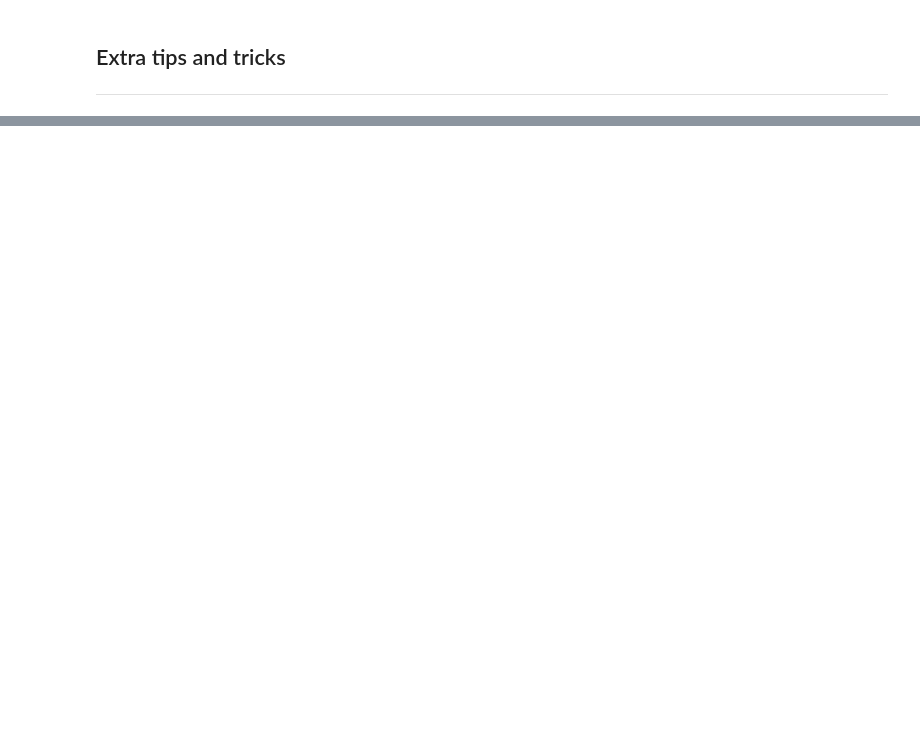
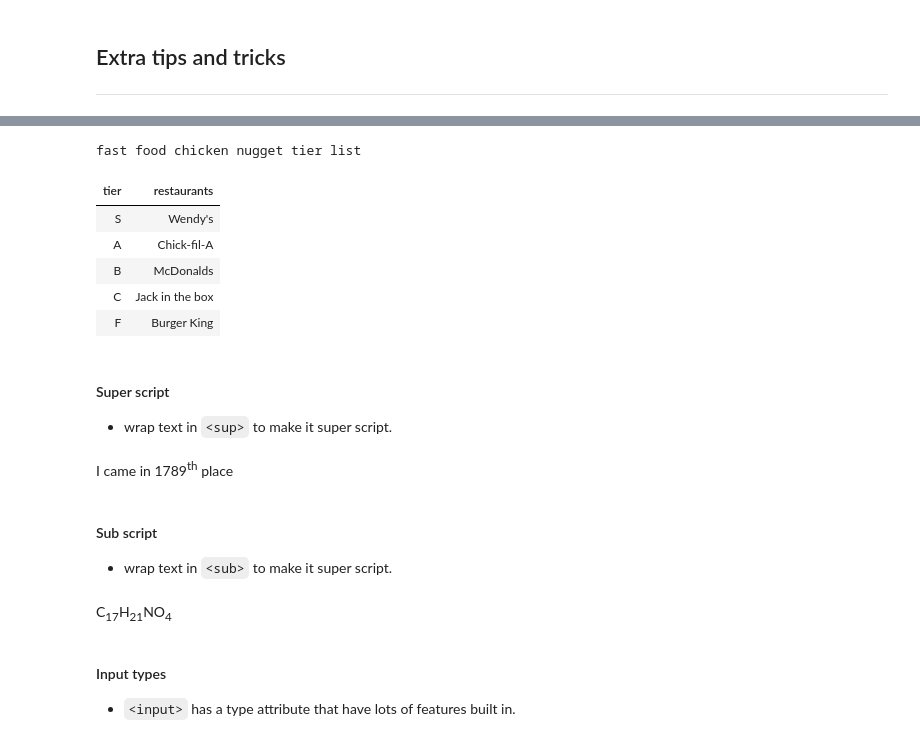
Before and after one commit to nick3point5/mern-stack-course, a Jupyter notebook: 3-frontend/7-HTML&CSS/HTML&CSS.ipynb, the cells around one changed output, grey strips where cells are left out. Drawn from its saved outputs; the diff is of its cells as text; code cells hidden in the pictures; blank space fills up the shorter version.

````diff
--- a/3-frontend/7-HTML&CSS/HTML&CSS.ipynb
+++ b/3-frontend/7-HTML&CSS/HTML&CSS.ipynb
@@ -503,0 +670,57 @@ This is a shade of aqua
+# %%
+<table>
+<caption >fast food chicken nugget tier list</caption>
+    <thead>
+        <tr>
+            <th>tier</th>
+						<th>restaurants</th>
+        </tr>
+    </thead>
+    <tbody>
+        <tr>
+            <td>S</td>
+            <td>Wendy's</td>
+        </tr>
+        <tr>
+            <td>A</td>
+            <td>Chick-fil-A</td>
+        </tr>
+        <tr>
+            <td>B</td>
+            <td>McDonalds</td>
+        </tr>
+        <tr>
+            <td>C</td>
+            <td>Jack in the box</td>
+        </tr>
+        <tr>
+            <td>F</td>
+            <td>Burger King</td>
+        </tr>
+    </tbody>
+</table>
+# %% [output]
+fast food chicken nugget tier list
+| tier | restaurants |
+| S | Wendy's |
+| A | Chick-fil-A |
+| B | McDonalds |
+| C | Jack in the box |
+| F | Burger King |
+# %% [markdown]
+#### Super script
+- wrap text in ```<sup>``` to make it super script.
+# %%
+<span>I came in 1789<sup>th</sup> place</span>
+# %% [output]
+I came in 1789th place
+# %% [markdown]
+#### Sub script
+- wrap text in ```<sub>``` to make it super script.
+# %%
+<span>C<sub>17</sub>H<sub>21</sub>NO<sub>4</sub></span>
+# %% [output]
+C17H21NO4
+# %% [markdown]
+#### Input types
+- ```<input>``` has a type attribute that have lots of features built in.
````
Also changed, not shown: parts of 97 cells of this notebook, 2 other files.
